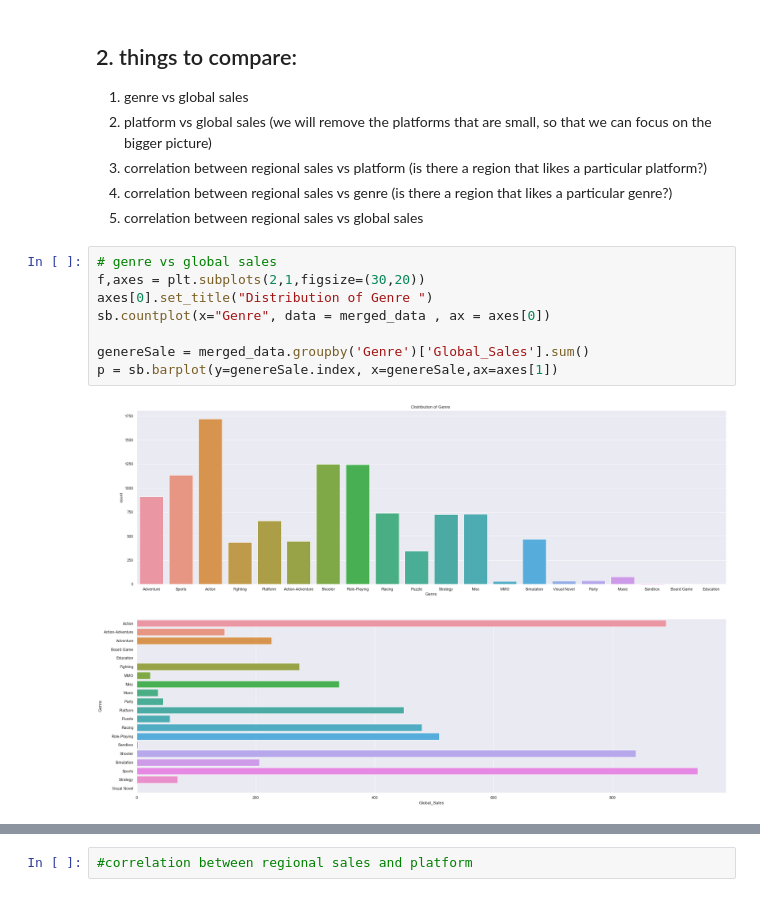
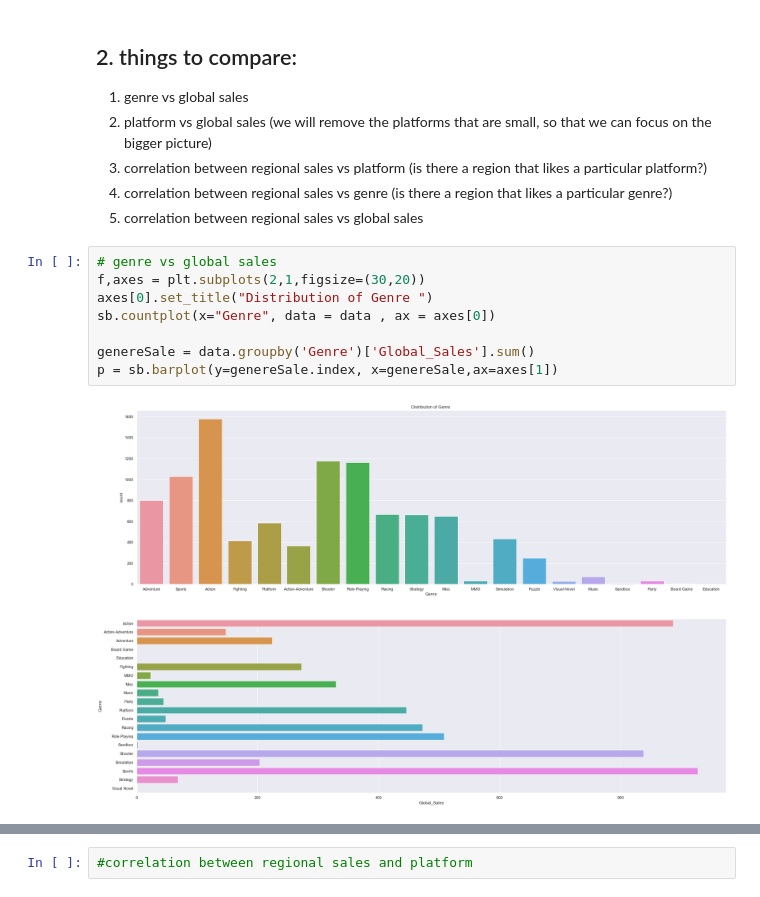
Before and after one commit to Adren98/GAME-SALES-AND-RATINGS-1015-SC3, a Jupyter notebook: EDA.ipynb, the cells around one changed output, grey strips where cells are left out. Drawn from its saved outputs; the diff is of its cells as text.

```diff
--- a/EDA.ipynb
+++ b/EDA.ipynb
@@ -333,13 +333,13 @@ what do we understand from this?
 # %%
 # genre vs global sales
 f,axes = plt.subplots(2,1,figsize=(30,20))
 axes[0].set_title("Distribution of Genre ")
-sb.countplot(x="Genre", data = merged_data , ax = axes[0])
+sb.countplot(x="Genre", data = data , ax = axes[0])
 
-genereSale = merged_data.groupby('Genre')['Global_Sales'].sum()
+genereSale = data.groupby('Genre')['Global_Sales'].sum()
 p = sb.barplot(y=genereSale.index, x=genereSale,ax=axes[1])
 # %% [output]
-[figure, old version]
+[figure, new version]
 # %%
 # platform vs global sales
 f,axes = plt.subplots(2,1,figsize=(30,20))
```
Also changed, not shown: parts of 10 cells of this notebook, 3 other files.
